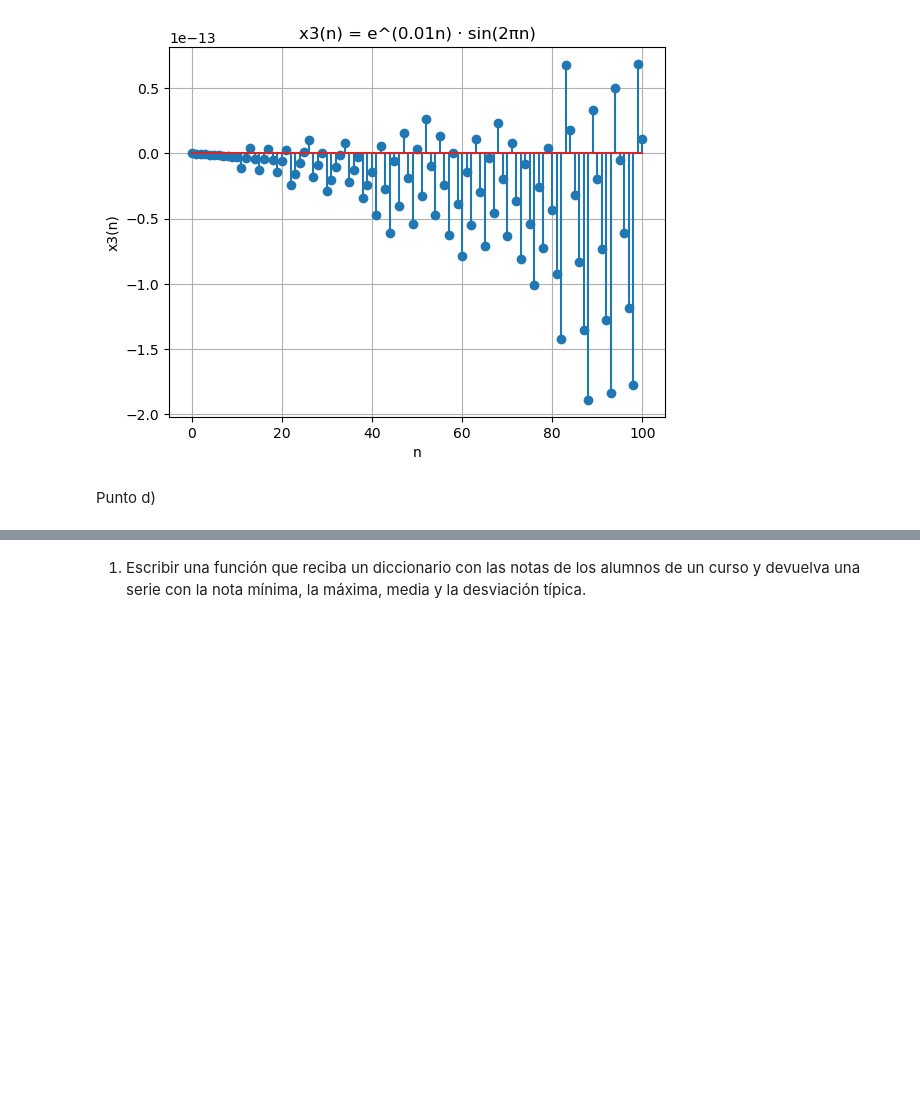
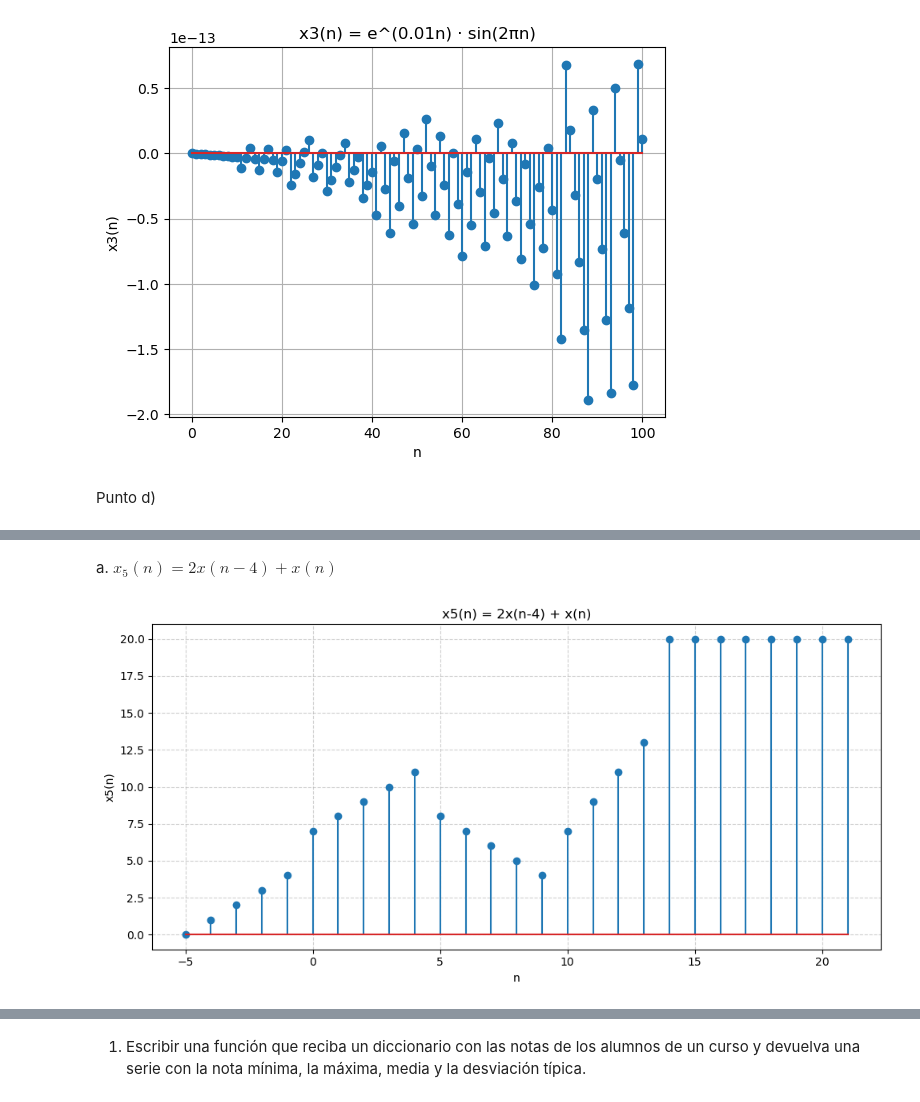
Before and after one commit to valentinamoralese/Biose-ales-Valentina-Morales-Paula-Garcia, a Jupyter notebook: Practica1_Valentina_Paula.ipynb, the cells around one changed output, grey strips where cells are left out. Cells and saved outputs as stored; diff of their text form; code cells hidden in the pictures; blank space fills up the shorter version.

```diff
--- a/Practica1_Valentina_Paula.ipynb
+++ b/Practica1_Valentina_Paula.ipynb
@@ -511,0 +544,20 @@ PUNTO B
+# %% [markdown]
+a. $x_5(n) = 2x(n-4) + x(n)$
+# %%
+n5 = np.arange(n_completo[0], n_completo[-1] + 4 + 1)   # rango común: -5 a 21
+
+x_original_ext = np.concatenate((x_completo, np.zeros(4)))   # x(n), con 0 al final
+x_desplazada = np.concatenate((np.zeros(4), x_completo))       # x(n-4), con 0 al inicio
+
+x5 = 2 * x_desplazada + x_original_ext
+
+plt.figure(figsize=(10, 5))
+plt.stem(n5, x5)
+plt.title("x5(n) = 2x(n-4) + x(n)")
+plt.xlabel("n")
+plt.ylabel("x5(n)")
+plt.grid(True, linestyle="--", alpha=0.6)
+plt.tight_layout()
+plt.show()
+# %% [output]
+[figure, added]
```
Also changed, not shown: parts of 20 cells of this notebook.
